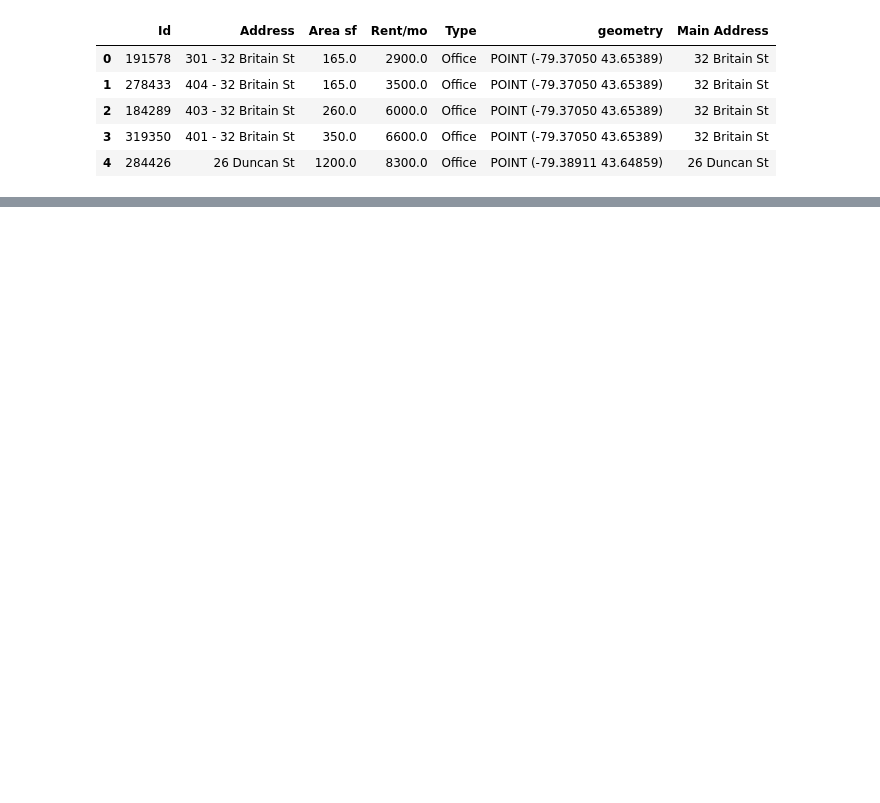
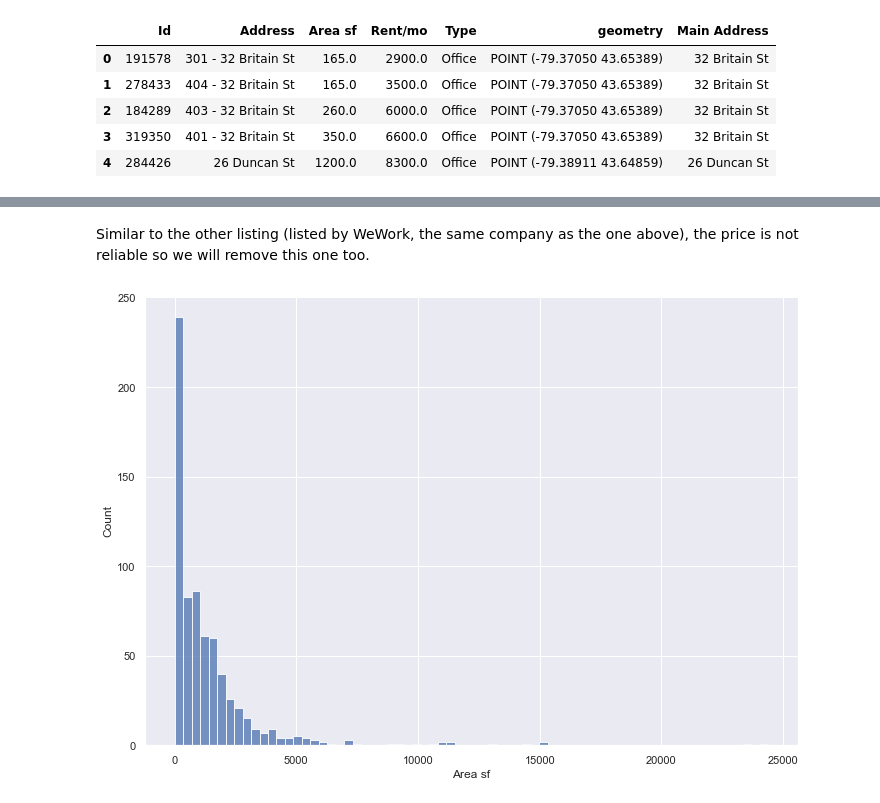
Before and after one commit to FuegoDiego/web-scraping, a Jupyter notebook: retail-rent/Web Scraper for Retail Rent.ipynb, the cells around one changed output, grey strips where cells are left out. Drawn from its saved outputs; the diff is of its cells as text; code cells hidden in the pictures; blank space fills up the shorter version.

```diff
--- a/retail-rent/Web Scraper for Retail Rent.ipynb
+++ b/retail-rent/Web Scraper for Retail Rent.ipynb
@@ -327,0 +605,2 @@ retail_gdf.to_file('rent_toronto.geojson', drive='GeoJSON', encoding='utf-8')
+# %%
+retail_gdf = retail_gdf.loc[retail_gdf.index != '288553']
@@ -327,0 +615,8 @@ retail_gdf.to_file('rent_toronto.geojson', drive='GeoJSON', encoding='utf-8')
+# %% [markdown]
+Similar to the other listing (listed by WeWork, the same company as the one above), the price is not reliable so we will remove this one too.
+# %%
+retail_gdf = retail_gdf.loc[retail_gdf.index != '288542']
+# %%
+retail_gdf.hist(grid=False)
+# %% [output]
+[figure, added]
```
Also changed, not shown: parts of 71 cells of this notebook, 1 other file.
